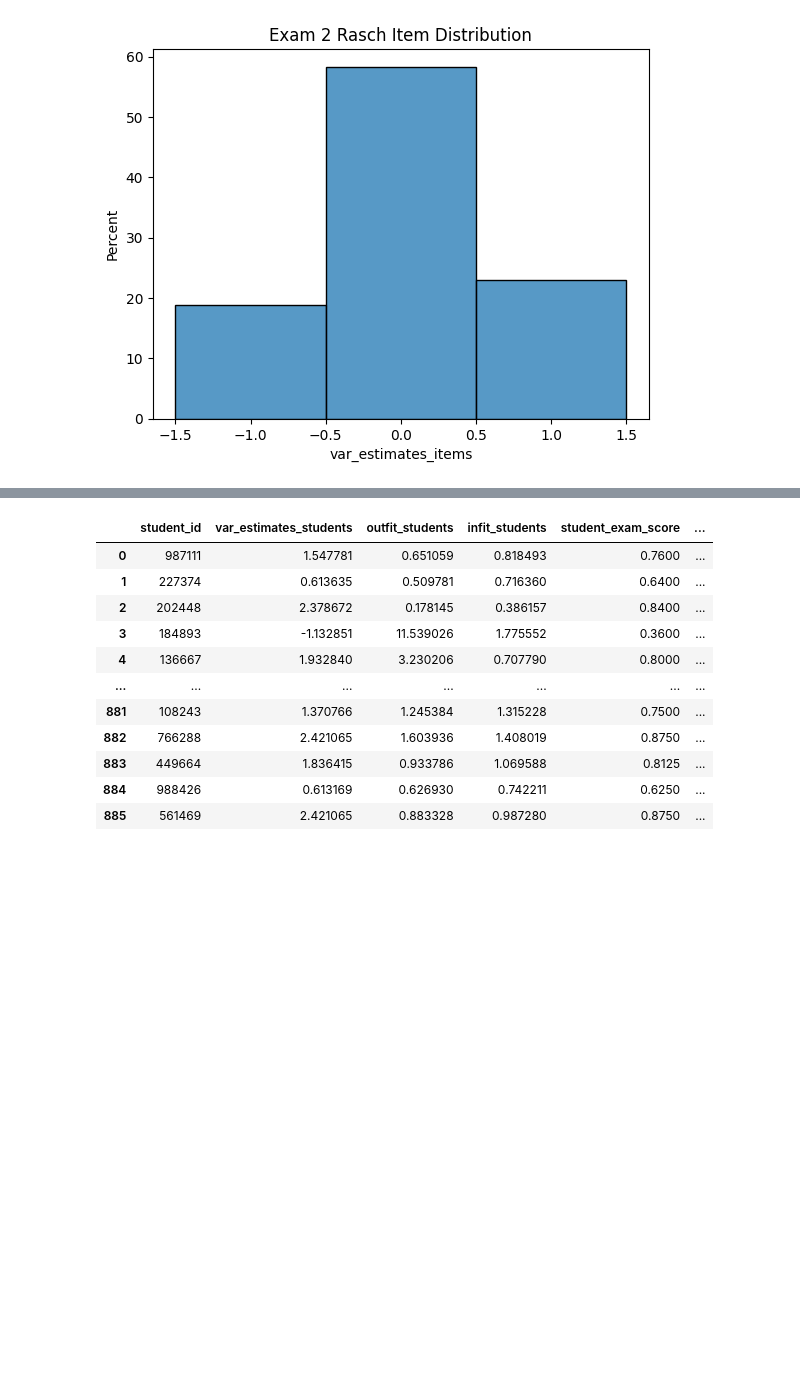
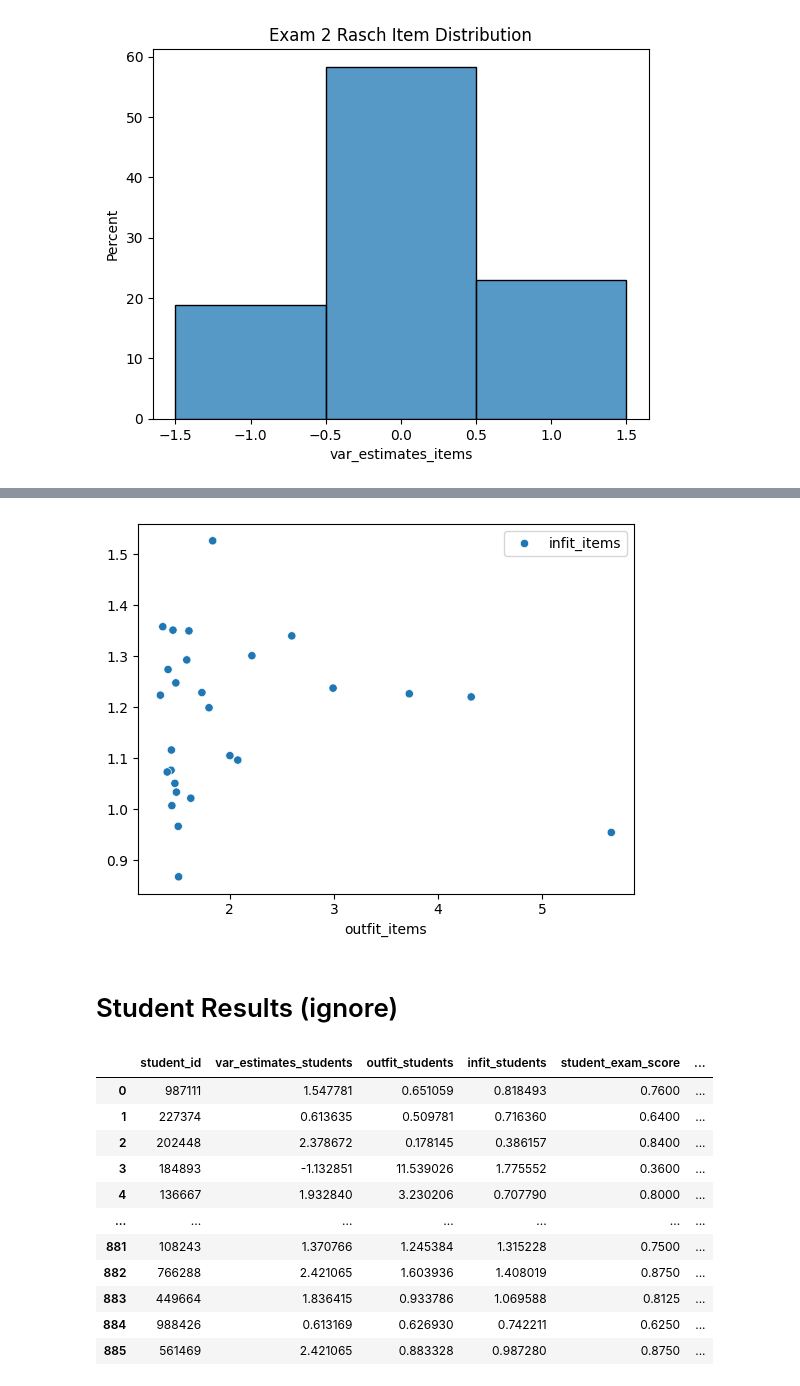
Before and after one commit to russell-jeter/CollegeAlgebraLSLTAnalysis, a Jupyter notebook: analyses/rasch_results.ipynb, the cells around one changed output, grey strips where cells are left out. Cells and saved outputs as stored; diff of their text form; code cells hidden in the pictures; blank space fills up the shorter version.

```diff
--- a/analyses/rasch_results.ipynb
+++ b/analyses/rasch_results.ipynb
@@ -33,0 +109,3 @@ plt.savefig(f'../figures/rasch_item_distribution.jpg')
+# %%
+good_outfit_df = rasch_items_df[rasch_items_df['is_good_outfit'] == 1]
+poor_outfit_df = rasch_items_df[rasch_items_df['is_poor_outfit'] == 1]
@@ -34,3 +191,9 @@ plt.savefig(f'../figures/rasch_item_distribution.jpg')
+# %%
+graph_scatterplot(poor_outfit_df, 'outfit_items', 'infit_items')
+# %% [output]
+[figure, added]
+# %% [markdown]
+# Student Results (ignore)
 # %%
 student_df = pd.read_excel("../student_summary.xlsx")
 # %%
```
Also changed, not shown: parts of 15 cells of this notebook, 3 other files.
